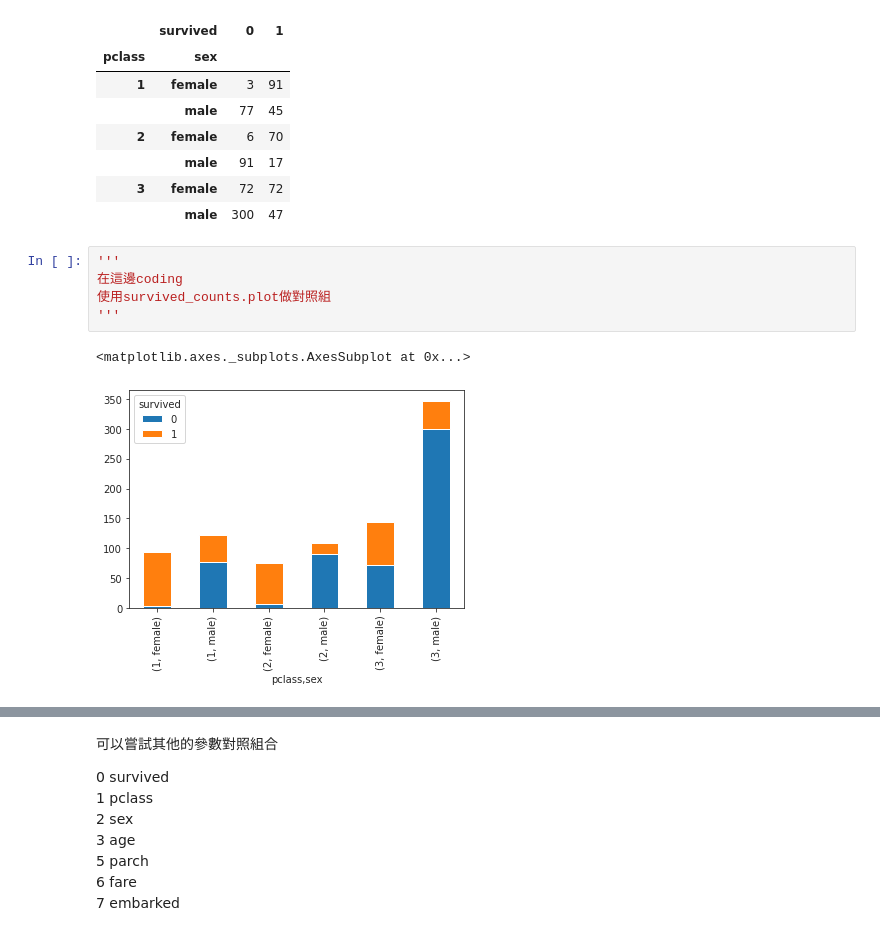
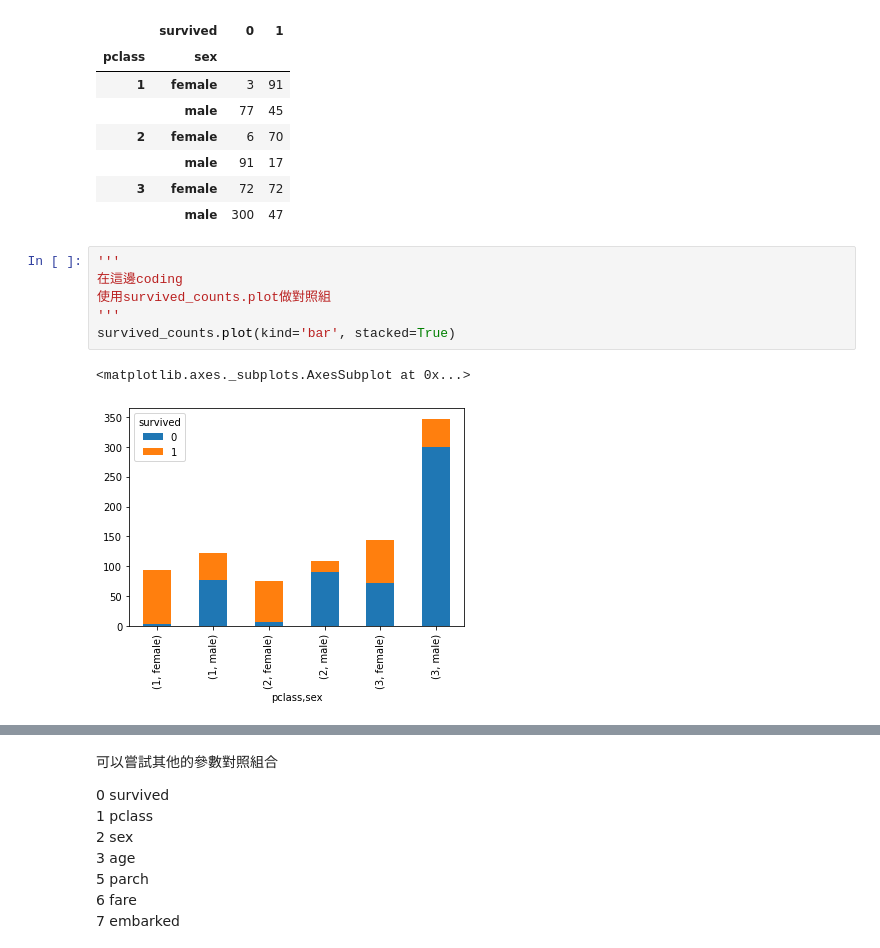
Before and after one commit to hongbin422/ML100Days, a Jupyter notebook: homework/D21 運用實際資料集進行資料視覺化練習.ipynb, the cells around one changed output, grey strips where cells are left out. Drawn from its saved outputs; the diff is of its cells as text.

```diff
--- a/homework/D21 運用實際資料集進行資料視覺化練習.ipynb
+++ b/homework/D21 運用實際資料集進行資料視覺化練習.ipynb
@@ -99,11 +99,12 @@ survived_counts
 # %%
 '''
 在這邊coding
 使用survived_counts.plot做對照組
 '''
+survived_counts.plot(kind='bar', stacked=True)
 # %% [output]
 <matplotlib.axes._subplots.AxesSubplot at 0x...>
-[figure, old version]
+[figure, new version]
 # %%
 # 直接使用PANDAS dataframe, 當作參數
 #條形圖()顯示分類變數和連續變數之間的關係。數據以矩形條表示,其中條的長度表示該類別中數據的比例。
```
Also changed, not shown: parts of 4 cells of this notebook.
